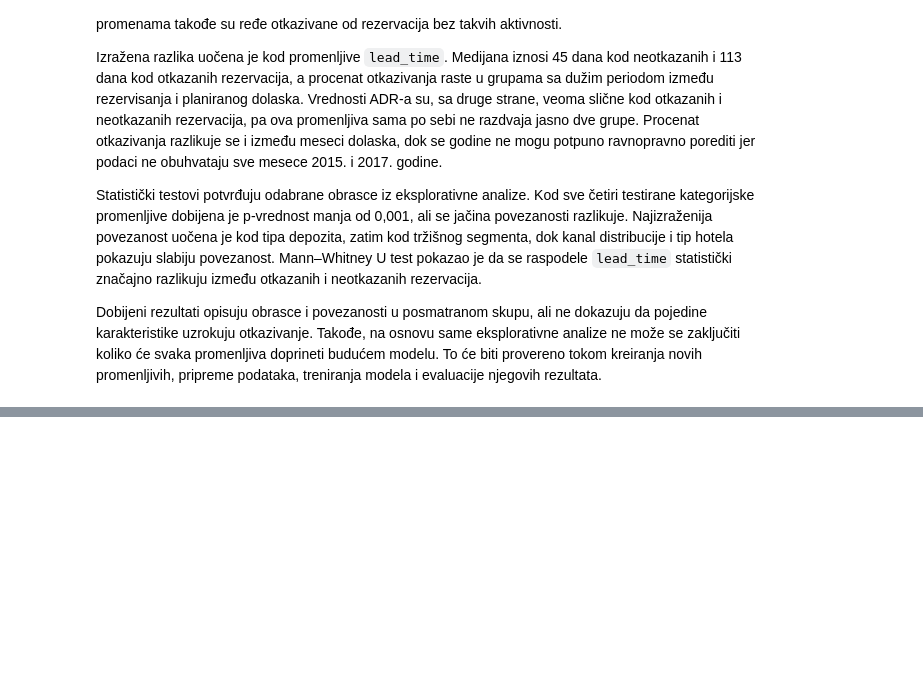
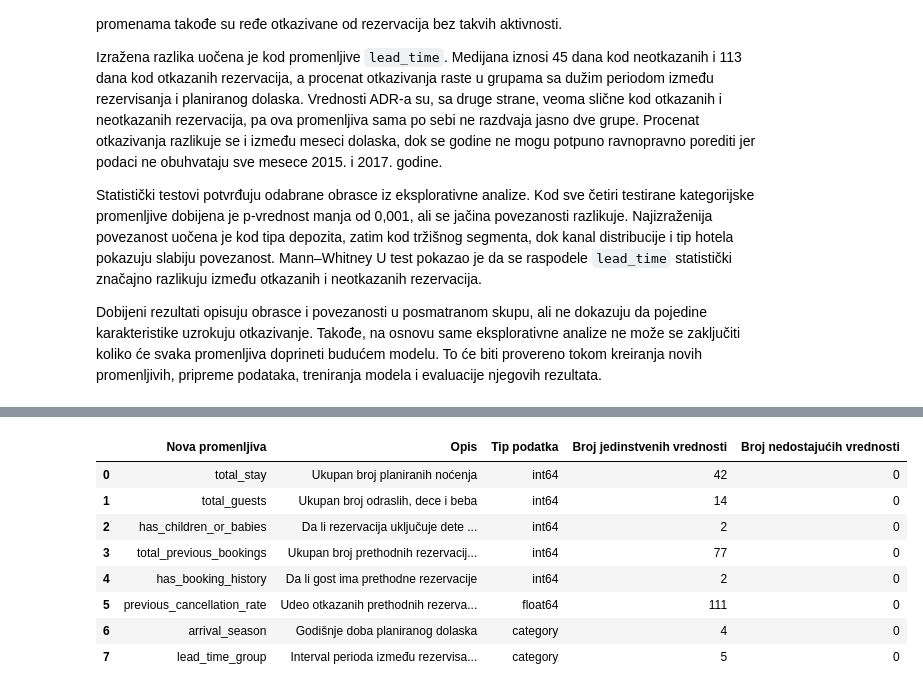
Before and after one commit to angelinalazarevic/Seminarski-UNP---Hotel-Booking, a Jupyter notebook: notebooks/hotel_booking_analysis.ipynb, the cells around one changed output, grey strips where cells are left out. Saved outputs shown, nothing was run; the diff lists cells and outputs as text; code cells hidden in the pictures; blank space fills up the shorter version.

Commit message:
feature engineering

```diff
--- a/notebooks/hotel_booking_analysis.ipynb
+++ b/notebooks/hotel_booking_analysis.ipynb
@@ -1945,0 +2175,95 @@ Dobijeni rezultati opisuju obrasce i povezanosti u posmatranom skupu, ali ne dok
+# %%
+new_features = [
+    "total_stay",
+    "total_guests",
+    "has_children_or_babies",
+    "total_previous_bookings",
+    "has_booking_history",
+    "previous_cancellation_rate",
+    "arrival_season",
+    "lead_time_group"
+]
+
+new_feature_descriptions = {
+    "total_stay": (
+        "Ukupan broj planiranih noćenja"
+    ),
+    "total_guests": (
+        "Ukupan broj odraslih, dece i beba"
+    ),
+    "has_children_or_babies": (
+        "Da li rezervacija uključuje dete ili bebu"
+    ),
+    "total_previous_bookings": (
+        "Ukupan broj prethodnih rezervacija gosta"
+    ),
+    "has_booking_history": (
+        "Da li gost ima prethodne rezervacije"
+    ),
+    "previous_cancellation_rate": (
+        "Udeo otkazanih prethodnih rezervacija"
+    ),
+    "arrival_season": (
+        "Godišnje doba planiranog dolaska"
+    ),
+    "lead_time_group": (
+        "Interval perioda između rezervisanja i dolaska"
+    )
+}
+
+feature_engineering_summary = pd.DataFrame({
+    "Nova promenljiva": new_features,
+    "Opis": [
+        new_feature_descriptions[column]
+        for column in new_features
+    ],
+    "Tip podatka": [
+        str(model_df[column].dtype)
+        for column in new_features
+    ],
+    "Broj jedinstvenih vrednosti": [
+        model_df[column].nunique(dropna=False)
+        for column in new_features
+    ],
+    "Broj nedostajućih vrednosti": [
+        model_df[column].isna().sum()
+        for column in new_features
+    ]
+})
+
+display(feature_engineering_summary)
+
+print("Dimenzije clean_df:", clean_df.shape)
+print("Dimenzije model_df:", model_df.shape)
+print("Broj dodatih promenljivih:", len(new_features))
+
+assert len(model_df) == len(clean_df)
+
+assert model_df.shape[1] == (
+    clean_df.shape[1] + len(new_features)
+)
+
+assert (
+    model_df[new_features]
+    .isna()
+    .sum()
+    .sum()
+    == 0
+)
+
+assert not any(
+    column in clean_df.columns
+    for column in new_features
+)
+
+print("Provere su uspešno završene.")
+# %% [output]
+|  | Nova promenljiva | Opis | Tip podatka | Broj jedinstvenih vrednosti | Broj nedostajućih vrednosti |
+| 0 | total_stay | Ukupan broj planiranih noćenja | int64 | 42 | 0 |
+| 1 | total_guests | Ukupan broj odraslih, dece i beba | int64 | 14 | 0 |
+| 2 | has_children_or_babies | Da li rezervacija uključuje dete ... | int64 | 2 | 0 |
+| 3 | total_previous_bookings | Ukupan broj prethodnih rezervacij... | int64 | 77 | 0 |
+| 4 | has_booking_history | Da li gost ima prethodne rezervacije | int64 | 2 | 0 |
+| 5 | previous_cancellation_rate | Udeo otkazanih prethodnih rezerva... | float64 | 111 | 0 |
+| 6 | arrival_season | Godišnje doba planiranog dolaska | category | 4 | 0 |
+| 7 | lead_time_group | Interval perioda između rezervisa... | category | 5 | 0 |
```
Also changed, not shown: parts of 18 cells of this notebook.
